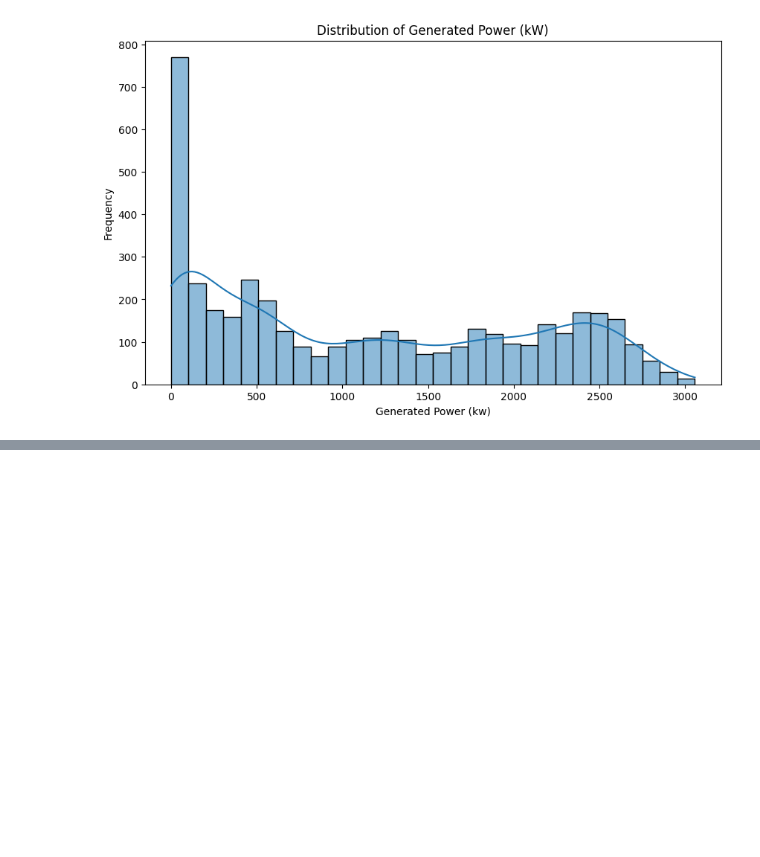
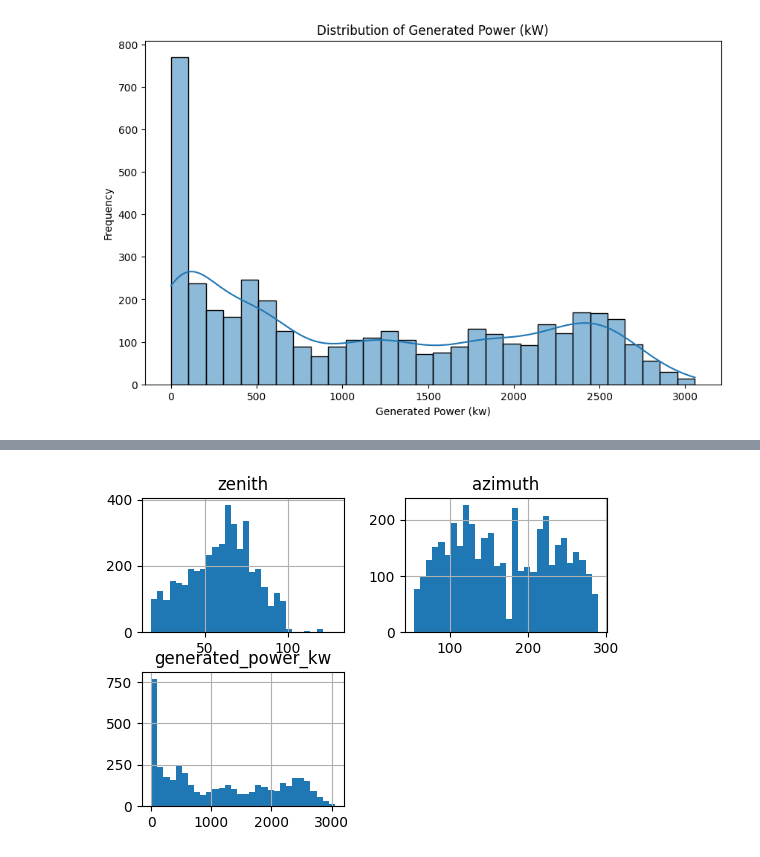
Before and after one commit to Aksinha15/Solar-Power-Prediction, a Jupyter notebook: solarpowerpresentation.ipynb, the cells around one changed output, grey strips where cells are left out. Drawn from its saved outputs; the diff is of its cells as text; code cells hidden in the pictures; blank space fills up the shorter version.

```diff
--- a/solarpowerpresentation.ipynb
+++ b/solarpowerpresentation.ipynb
@@ -137,0 +173,5 @@ plt.show()
+# %%
+df[df.columns[18:21]].hist(bins=30, figsize=(6,4))
+plt.show()
+# %% [output]
+[figure, added]
```
Also changed, not shown: parts of 9 cells of this notebook.
